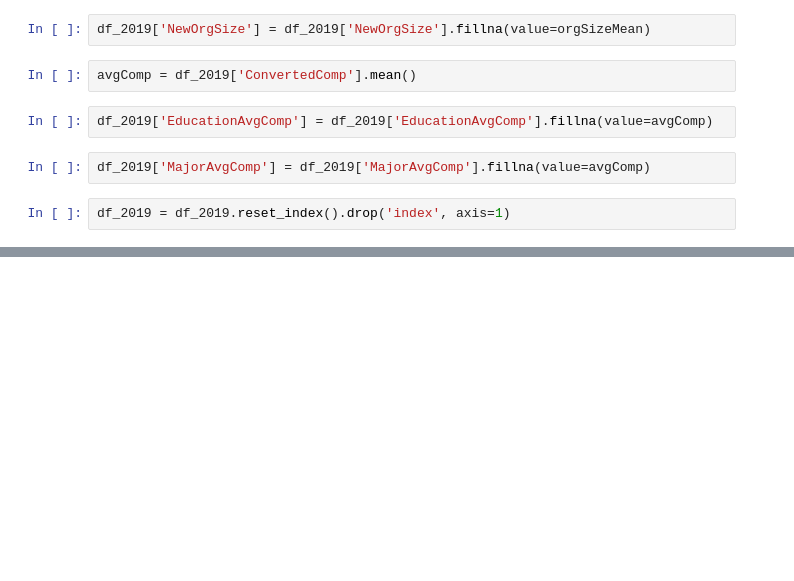
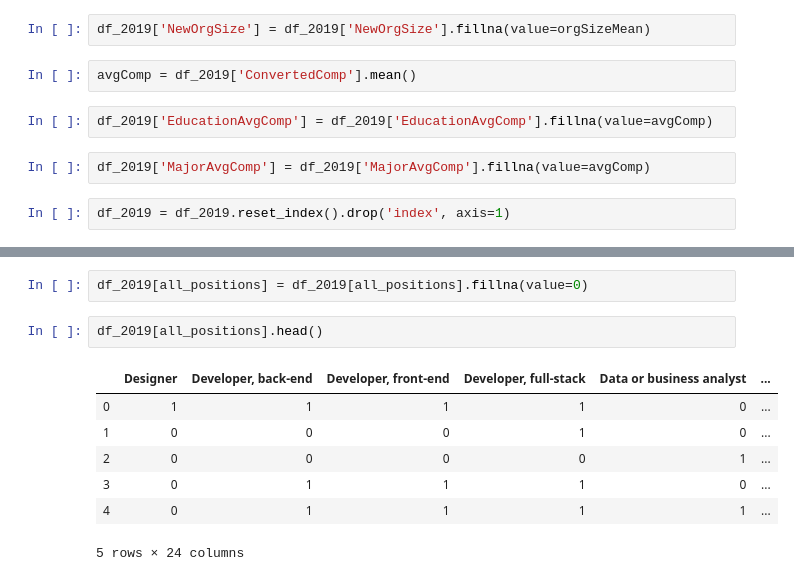
Before and after one commit to salary-sight/machine-learning-model, a Jupyter notebook: Main.ipynb, the cells around one changed output, grey strips where cells are left out. Cells and saved outputs as stored; diff of their text form; blank space fills up the shorter version.

```diff
--- a/Main.ipynb
+++ b/Main.ipynb
@@ -167,0 +205,12 @@ for i in range(df_N)df.iloc[1].as_matrix()
+# %%
+df_2019[all_positions] = df_2019[all_positions].fillna(value=0)
+# %%
+df_2019[all_positions].head()
+# %% [output]
+|  | Designer | Developer, back-end | Developer, front-end | Developer, full-stack | Data or business analyst | ... |
+| 0 | 1 | 1 | 1 | 1 | 0 | ... |
+| 1 | 0 | 0 | 0 | 1 | 0 | ... |
+| 2 | 0 | 0 | 0 | 0 | 1 | ... |
+| 3 | 0 | 1 | 1 | 1 | 0 | ... |
+| 4 | 0 | 1 | 1 | 1 | 1 | ... |
+5 rows × 24 columns
```
Also changed, not shown: parts of 16 cells of this notebook.
